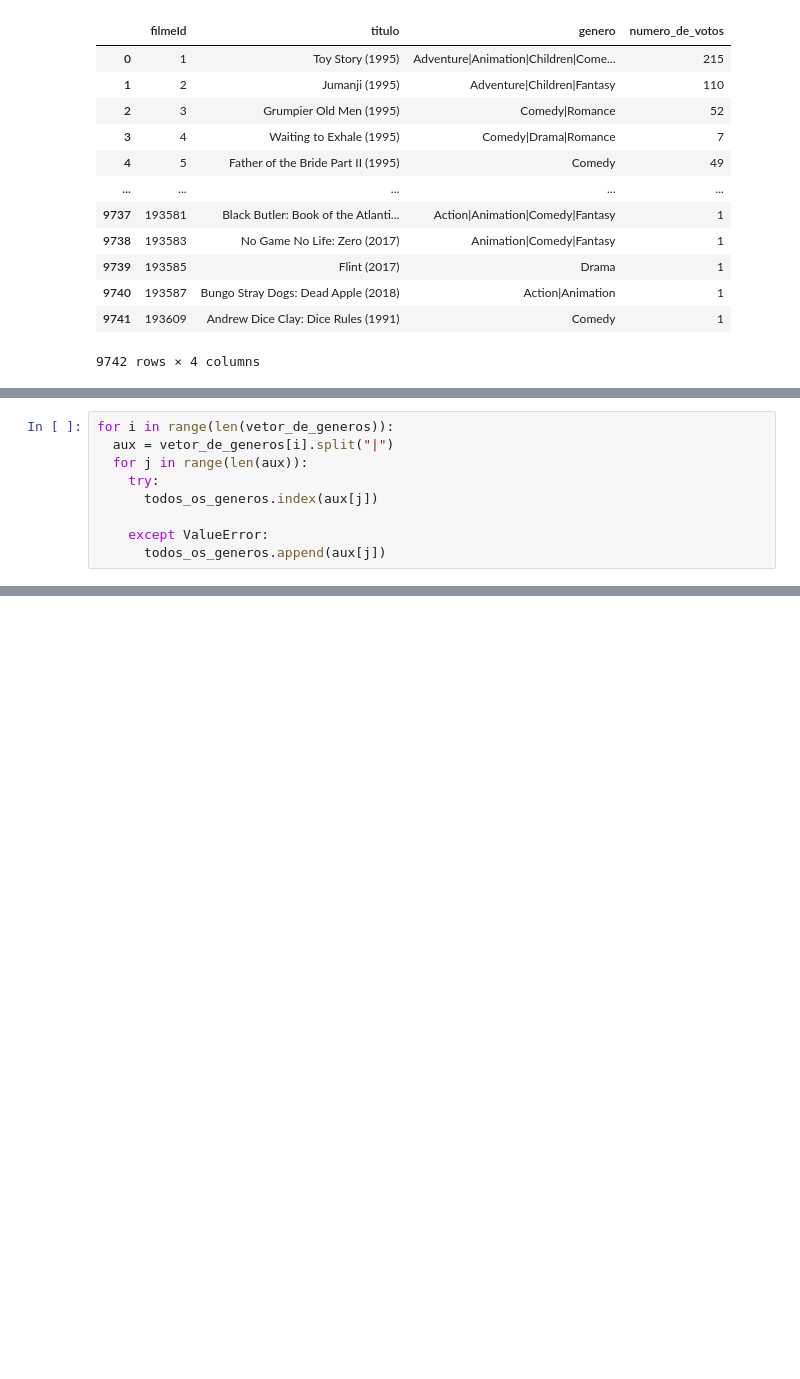
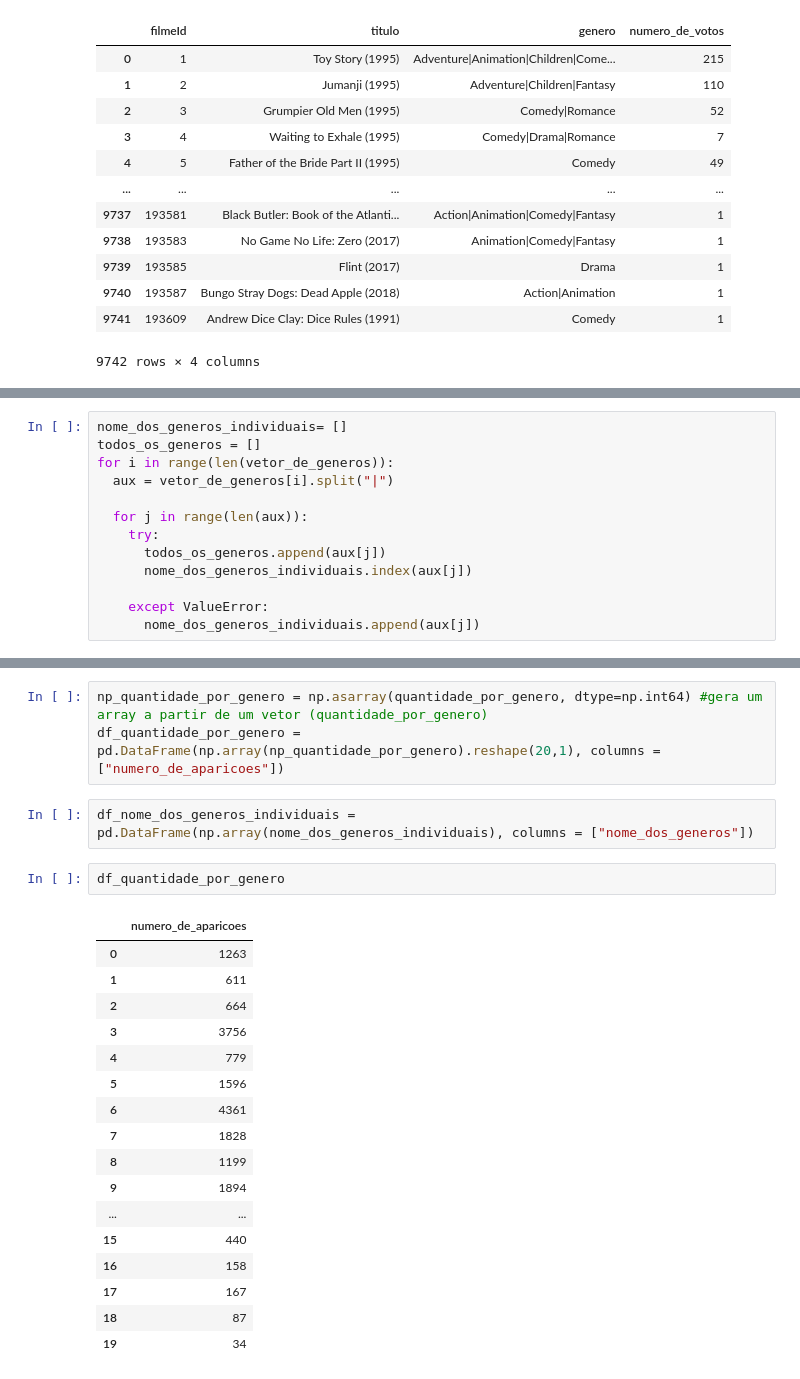
Before and after one commit to GuilhermeWaldschmidtPereira/Data-Science-, a Jupyter notebook: Quarentena_dados_filme.ipynb, the cells around one changed output, grey strips where cells are left out. Saved outputs shown, nothing was run; the diff lists cells and outputs as text; blank space fills up the shorter version.

```diff
--- a/Quarentena_dados_filme.ipynb
+++ b/Quarentena_dados_filme.ipynb
@@ -306,9 +315,13 @@ vetor_de_generos
 # %%
+nome_dos_generos_individuais= []
+todos_os_generos = []
 for i in range(len(vetor_de_generos)):
   aux = vetor_de_generos[i].split("|")
+
   for j in range(len(aux)):
     try:
-      todos_os_generos.index(aux[j])
+      todos_os_generos.append(aux[j])
+      nome_dos_generos_individuais.index(aux[j])
 
     except ValueError:
-      todos_os_generos.append(aux[j])
+      nome_dos_generos_individuais.append(aux[j])
@@ -337,0 +378,25 @@ todos_os_generos
+# %%
+np_quantidade_por_genero = np.asarray(quantidade_por_genero, dtype=np.int64) #gera um array a partir de um vetor (quantidade_por_genero)
+df_quantidade_por_genero = pd.DataFrame(np.array(np_quantidade_por_genero).reshape(20,1), columns = ["numero_de_aparicoes"])
+# %%
+df_nome_dos_generos_individuais = pd.DataFrame(np.array(nome_dos_generos_individuais), columns = ["nome_dos_generos"])
+# %%
+df_quantidade_por_genero
+# %% [output]
+|  | numero_de_aparicoes |
+| 0 | 1263 |
+| 1 | 611 |
+| 2 | 664 |
+| 3 | 3756 |
+| 4 | 779 |
+| 5 | 1596 |
+| 6 | 4361 |
+| 7 | 1828 |
+| 8 | 1199 |
+| 9 | 1894 |
+| ... | ... |
+| 15 | 440 |
+| 16 | 158 |
+| 17 | 167 |
+| 18 | 87 |
+| 19 | 34 |
```
Also changed, not shown: parts of 11 cells of this notebook.
